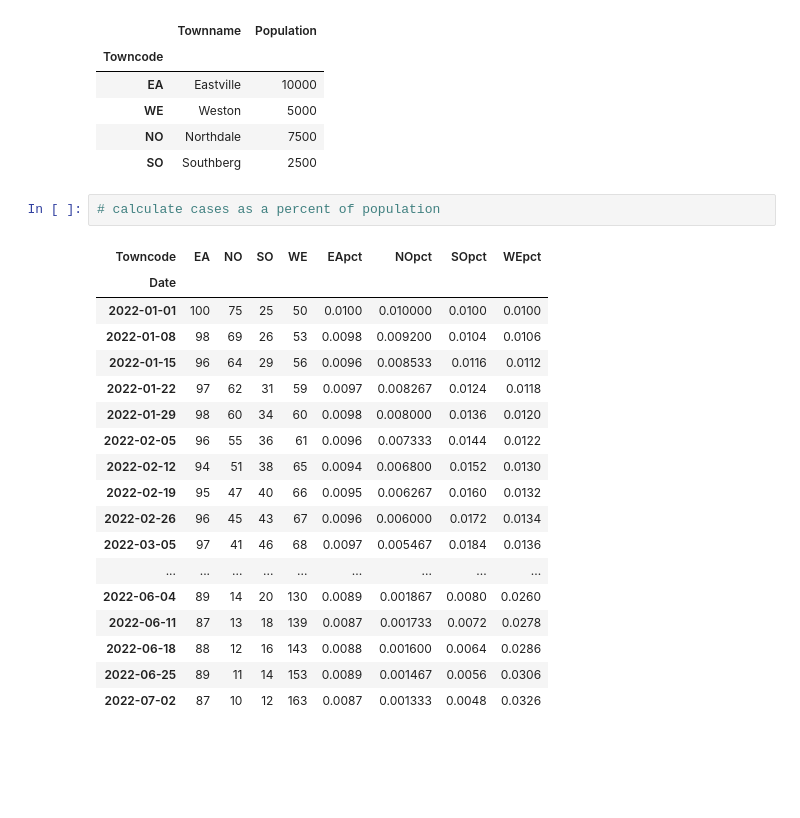
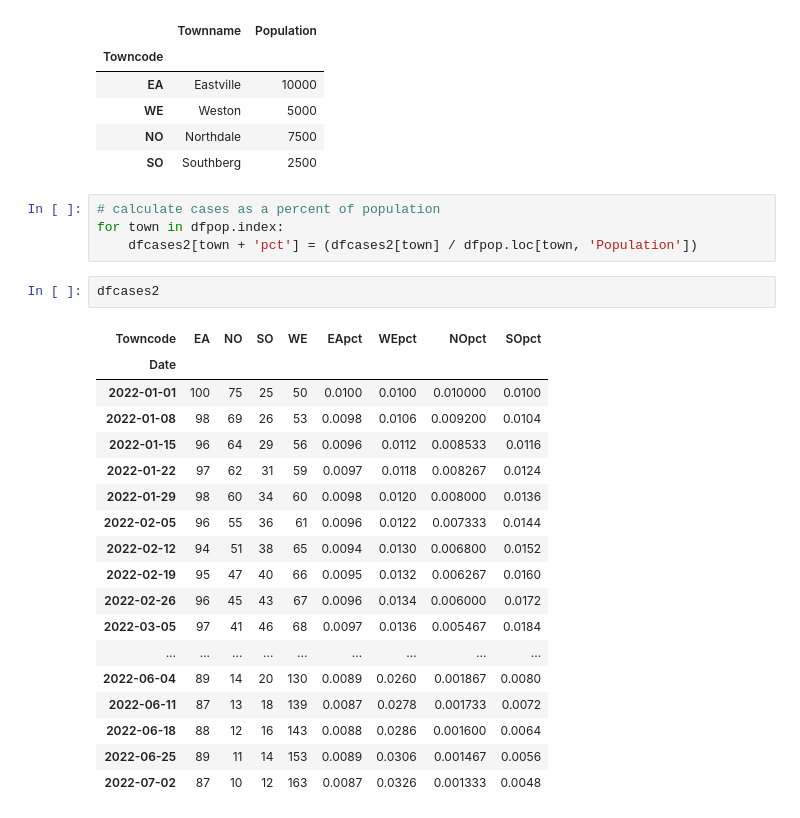
Before and after one commit to AndrewPiasecki/PythonCourse, a Jupyter notebook: Andrew_Piasecki_Assignment5.ipynb, the cells around one changed output. Drawn from its saved outputs; the diff is of its cells as text; blank space fills up the shorter version.

```diff
--- a/Andrew_Piasecki_Assignment5.ipynb
+++ b/Andrew_Piasecki_Assignment5.ipynb
@@ -272,24 +272,28 @@ dfpop
 | SO | Southberg | 2500 |
 # %%
 # calculate cases as a percent of population
+for town in dfpop.index:
+    dfcases2[town + 'pct'] = (dfcases2[town] / dfpop.loc[town, 'Population'])
-# %% [output]
-| Towncode | EA | NO | SO | WE | EApct | NOpct | SOpct | WEpct |
-| Date |  |  |  |  |  |  |  |  |
-| 2022-01-01 | 100 | 75 | 25 | 50 | 0.0100 | 0.010000 | 0.0100 | 0.0100 |
-| 2022-01-08 | 98 | 69 | 26 | 53 | 0.0098 | 0.009200 | 0.0104 | 0.0106 |
-| 2022-01-15 | 96 | 64 | 29 | 56 | 0.0096 | 0.008533 | 0.0116 | 0.0112 |
-| 2022-01-22 | 97 | 62 | 31 | 59 | 0.0097 | 0.008267 | 0.0124 | 0.0118 |
-| 2022-01-29 | 98 | 60 | 34 | 60 | 0.0098 | 0.008000 | 0.0136 | 0.0120 |
-| 2022-02-05 | 96 | 55 | 36 | 61 | 0.0096 | 0.007333 | 0.0144 | 0.0122 |
-| 2022-02-12 | 94 | 51 | 38 | 65 | 0.0094 | 0.006800 | 0.0152 | 0.0130 |
-| 2022-02-19 | 95 | 47 | 40 | 66 | 0.0095 | 0.006267 | 0.0160 | 0.0132 |
-| 2022-02-26 | 96 | 45 | 43 | 67 | 0.0096 | 0.006000 | 0.0172 | 0.0134 |
-| 2022-03-05 | 97 | 41 | 46 | 68 | 0.0097 | 0.005467 | 0.0184 | 0.0136 |
-| ... | ... | ... | ... | ... | ... | ... | ... | ... |
-| 2022-06-04 | 89 | 14 | 20 | 130 | 0.0089 | 0.001867 | 0.0080 | 0.0260 |
-| 2022-06-11 | 87 | 13 | 18 | 139 | 0.0087 | 0.001733 | 0.0072 | 0.0278 |
-| 2022-06-18 | 88 | 12 | 16 | 143 | 0.0088 | 0.001600 | 0.0064 | 0.0286 |
-| 2022-06-25 | 89 | 11 | 14 | 153 | 0.0089 | 0.001467 | 0.0056 | 0.0306 |
-| 2022-07-02 | 87 | 10 | 12 | 163 | 0.0087 | 0.001333 | 0.0048 | 0.0326 |
+# %%
+dfcases2
+# %% [output]
+| Towncode | EA | NO | SO | WE | EApct | WEpct | NOpct | SOpct |
+| Date |  |  |  |  |  |  |  |  |
+| 2022-01-01 | 100 | 75 | 25 | 50 | 0.0100 | 0.0100 | 0.010000 | 0.0100 |
+| 2022-01-08 | 98 | 69 | 26 | 53 | 0.0098 | 0.0106 | 0.009200 | 0.0104 |
+| 2022-01-15 | 96 | 64 | 29 | 56 | 0.0096 | 0.0112 | 0.008533 | 0.0116 |
+| 2022-01-22 | 97 | 62 | 31 | 59 | 0.0097 | 0.0118 | 0.008267 | 0.0124 |
+| 2022-01-29 | 98 | 60 | 34 | 60 | 0.0098 | 0.0120 | 0.008000 | 0.0136 |
+| 2022-02-05 | 96 | 55 | 36 | 61 | 0.0096 | 0.0122 | 0.007333 | 0.0144 |
+| 2022-02-12 | 94 | 51 | 38 | 65 | 0.0094 | 0.0130 | 0.006800 | 0.0152 |
+| 2022-02-19 | 95 | 47 | 40 | 66 | 0.0095 | 0.0132 | 0.006267 | 0.0160 |
+| 2022-02-26 | 96 | 45 | 43 | 67 | 0.0096 | 0.0134 | 0.006000 | 0.0172 |
+| 2022-03-05 | 97 | 41 | 46 | 68 | 0.0097 | 0.0136 | 0.005467 | 0.0184 |
+| ... | ... | ... | ... | ... | ... | ... | ... | ... |
+| 2022-06-04 | 89 | 14 | 20 | 130 | 0.0089 | 0.0260 | 0.001867 | 0.0080 |
+| 2022-06-11 | 87 | 13 | 18 | 139 | 0.0087 | 0.0278 | 0.001733 | 0.0072 |
+| 2022-06-18 | 88 | 12 | 16 | 143 | 0.0088 | 0.0286 | 0.001600 | 0.0064 |
+| 2022-06-25 | 89 | 11 | 14 | 153 | 0.0089 | 0.0306 | 0.001467 | 0.0056 |
+| 2022-07-02 | 87 | 10 | 12 | 163 | 0.0087 | 0.0326 | 0.001333 | 0.0048 |
 # %%
 # get percent data in its own DataFrame
```
Also changed, not shown: parts of 4 cells of this notebook.
